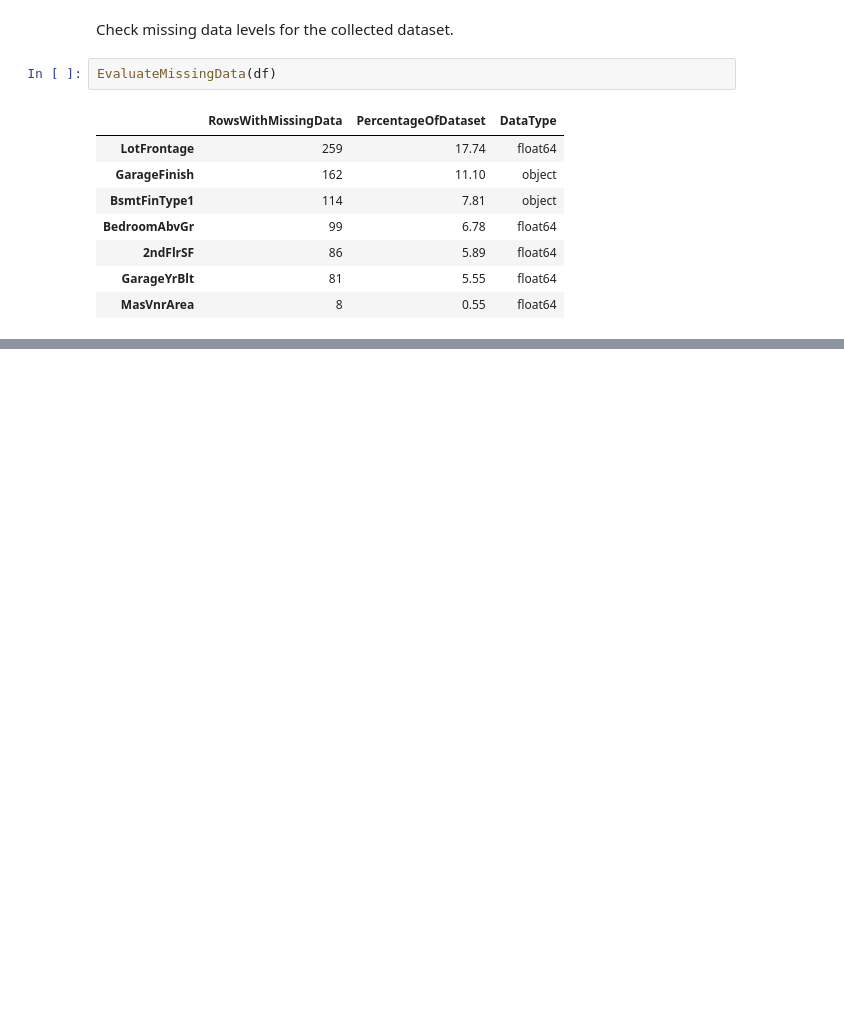
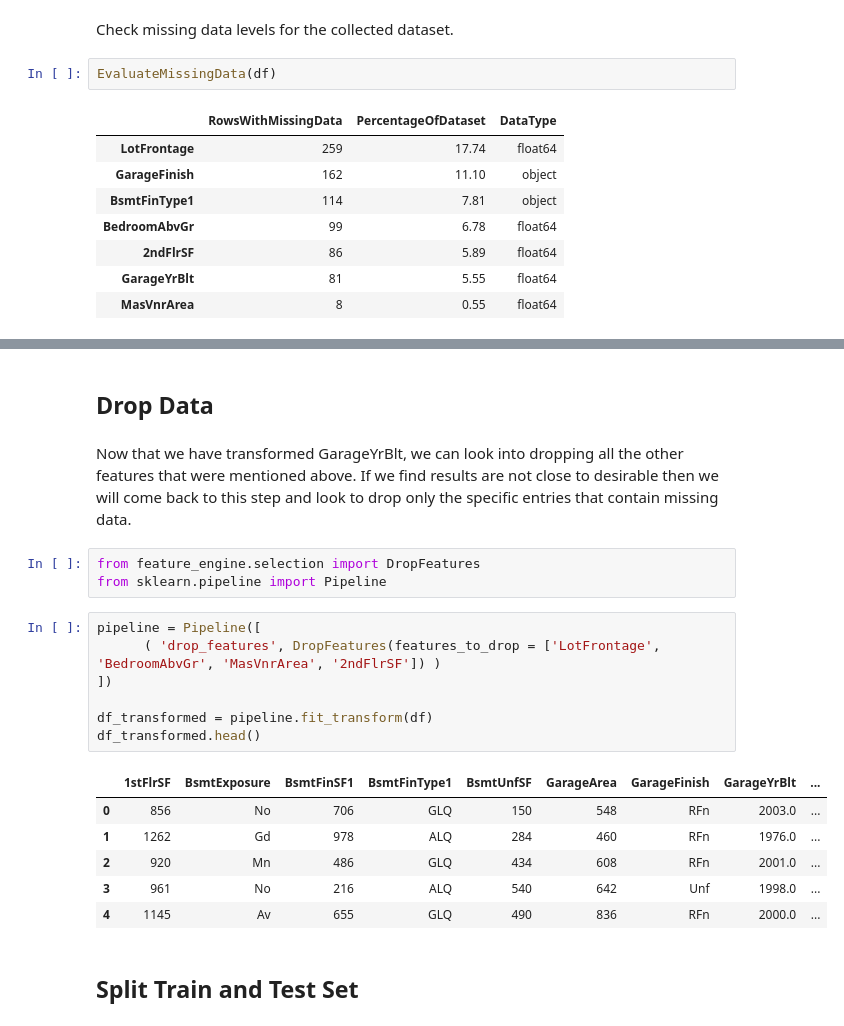
Before and after one commit to Welshy92/heritage-housing-analysis, a Jupyter notebook: jupyter_notebooks/DataCleaning.ipynb, the cells around one changed output, grey strips where cells are left out. Saved outputs shown, nothing was run; the diff lists cells and outputs as text; blank space fills up the shorter version.

```diff
--- a/jupyter_notebooks/DataCleaning.ipynb
+++ b/jupyter_notebooks/DataCleaning.ipynb
@@ -238,0 +243,23 @@ EvaluateMissingData(df)
+# %% [markdown]
+## Drop Data
+# %% [markdown]
+Now that we have transformed GarageYrBlt, we can look into dropping all the other features that were mentioned above. If we find results are not close to desirable then we will come back to this step and look to drop only the specific entries that contain missing data.
+# %%
+from feature_engine.selection import DropFeatures
+from sklearn.pipeline import Pipeline
+# %%
+pipeline = Pipeline([
+      ( 'drop_features', DropFeatures(features_to_drop = ['LotFrontage', 'BedroomAbvGr', 'MasVnrArea', '2ndFlrSF']) )
+])
+
+df_transformed = pipeline.fit_transform(df)
+df_transformed.head()
+# %% [output]
+|  | 1stFlrSF | BsmtExposure | BsmtFinSF1 | BsmtFinType1 | BsmtUnfSF | GarageArea | GarageFinish | GarageYrBlt | ... |
+| 0 | 856 | No | 706 | GLQ | 150 | 548 | RFn | 2003.0 | ... |
+| 1 | 1262 | Gd | 978 | ALQ | 284 | 460 | RFn | 1976.0 | ... |
+| 2 | 920 | Mn | 486 | GLQ | 434 | 608 | RFn | 2001.0 | ... |
+| 3 | 961 | No | 216 | ALQ | 540 | 642 | Unf | 1998.0 | ... |
+| 4 | 1145 | Av | 655 | GLQ | 490 | 836 | RFn | 2000.0 | ... |
+# %% [markdown]
+## Split Train and Test Set
```
Also changed, not shown: parts of 23 cells of this notebook, 3 other files.
